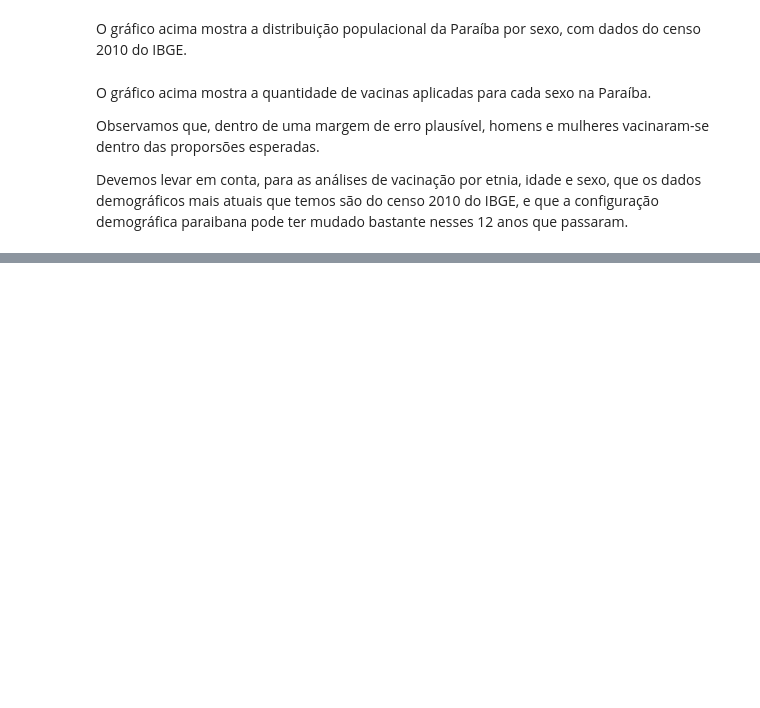
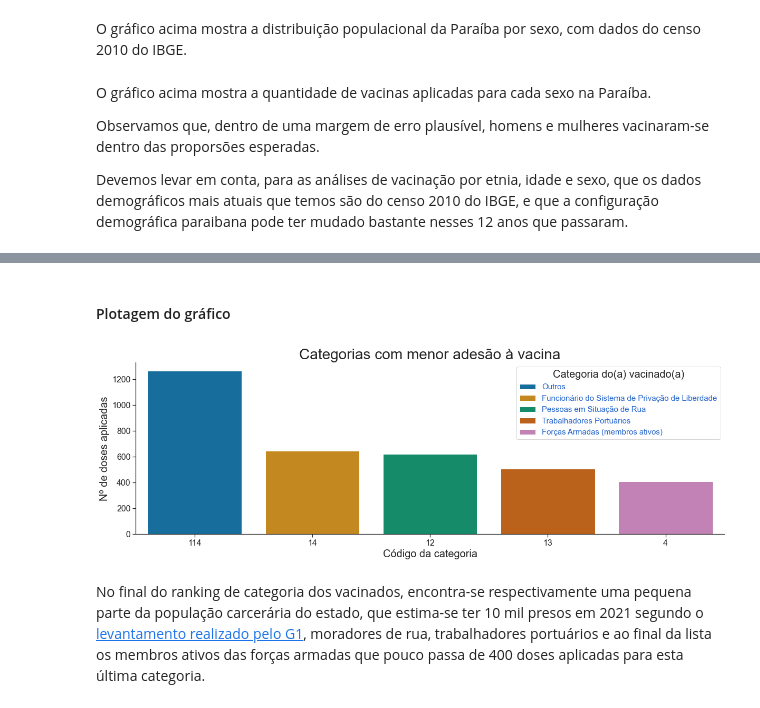
Before and after one commit to maxbarbosa/data-science-final-project, a Jupyter notebook: etapa_3_vax.ipynb, the cells around one changed output, grey strips where cells are left out. Drawn from its saved outputs; the diff is of its cells as text; code cells hidden in the pictures; blank space fills up the shorter version.

```diff
--- a/etapa_3_vax.ipynb
+++ b/etapa_3_vax.ipynb
@@ -130,0 +223,3 @@ Devemos levar em conta, para as análises de vacinação por etnia, idade e sexo
+# %%
+last5 = ranking_categoria[-5:]
+last5
@@ -130,0 +233,25 @@ Devemos levar em conta, para as análises de vacinação por etnia, idade e sexo
+# %% [markdown]
+#### Plotagem do gráfico
+# %%
+ax = sns.barplot(
+    data = last5, x = 'cods_categoria', y = 'n_doses', dodge = False,
+    order = last5.sort_values('n_doses', ascending = False).cods_categoria, hue = 'categoria',
+    hue_order = ['Outros', 'Funcionário do Sistema de Privação de Liberdade', 'Pessoas em Situação de Rua',
+    'Trabalhadores Portuários', 'Forças Armadas (membros ativos)'],
+    palette = 'colorblind'
+    )
+
+ax.legend(
+    loc='upper right', title='Categoria do(a) vacinado(a)',
+    title_fontsize=20, fontsize=15, labelcolor='#2162cd',
+    )
+
+ax.set_title('Categorias com menor adesão à vacina', fontsize = 28)
+ax.set_xlabel('Código da categoria', fontsize = 20)
+ax.set_ylabel('Nº de doses aplicadas', fontsize = 20)
+ax.tick_params(labelsize = 16)
+ax.figure.set_size_inches(20, 6)
+# %% [output]
+[figure, added]
+# %% [markdown]
+No final do ranking de categoria dos vacinados, encontra-se respectivamente uma pequena parte da população carcerária do estado, que estima-se ter 10 mil presos em 2021 segundo o [levantamento realizado pelo G1](https://g1.globo.com/pb/paraiba/noticia/2021/05/17/populacao-carceraria-reduz-mas-paraiba-ainda-registra-442percent-de-superlotacao-nos-presidios.ghtml), moradores de rua, trabalhadores portuários e ao final da lista os membros ativos das forças armadas que pouco passa de 400 doses aplicadas para esta última categoria.
```
Also changed, not shown: parts of 23 cells of this notebook.
